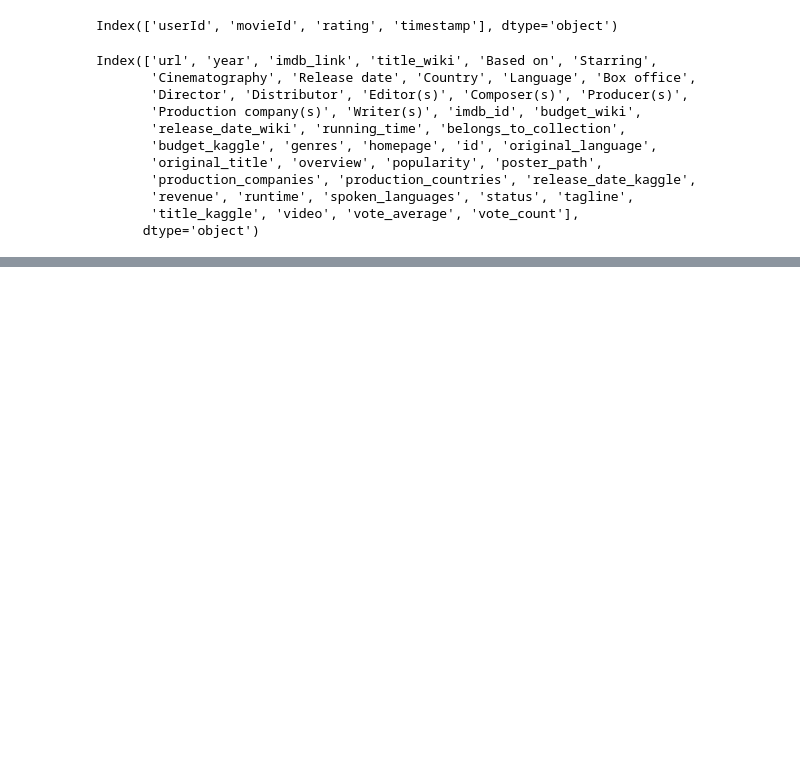
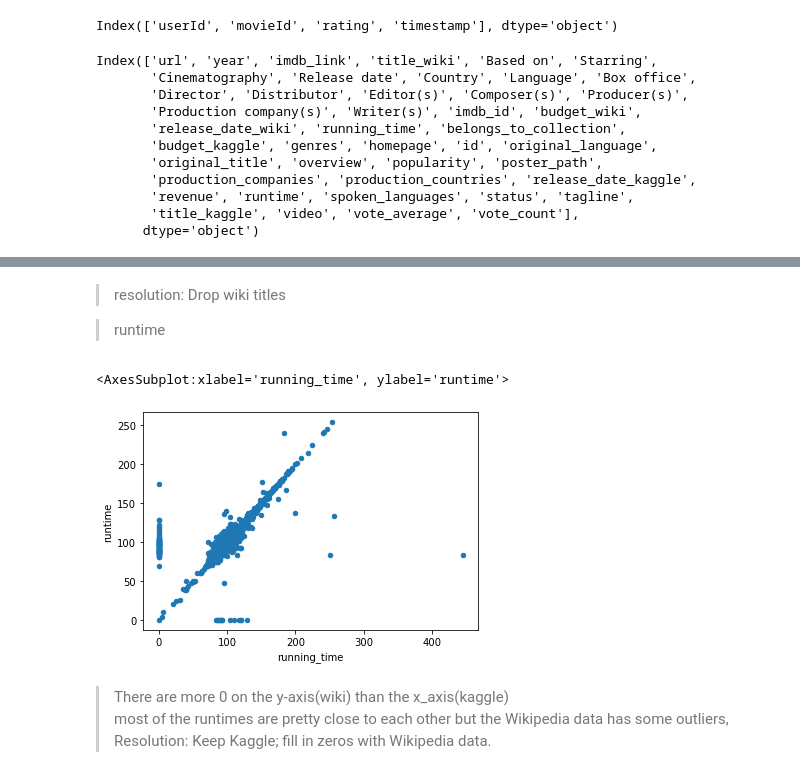
Before and after one commit to DonnieData/Movies-ETL, a Jupyter notebook: Movies_ETL.ipynb, the cells around one changed output, grey strips where cells are left out. Drawn from its saved outputs; the diff is of its cells as text; code cells hidden in the pictures; blank space fills up the shorter version.

Commit message:
merging data columns and cleaning joined datasets

```diff
--- a/Movies_ETL.ipynb
+++ b/Movies_ETL.ipynb
@@ -1155,0 +1201,16 @@ Index(['url', 'year', 'imdb_link', 'title_wiki', 'Based on', 'Starring',
+# %% [markdown]
+> resolution: Drop wiki titles
+
+> runtime
+# %%
+# fill in missing values with 0, so that they are shown when plotting (plots do not show null values by default)
+# Any wildly different values will show up as dots far from that central line, and if one column is missing data, those values will fall on the x-axis or y-axis.
+# the more values match, the cleaner and more central of a line would be produced
+movies_df.fillna(0).plot(x='running_time', y='runtime', kind='scatter')
+# %% [output]
+<AxesSubplot:xlabel='running_time', ylabel='runtime'>
+[figure, added]
+# %% [markdown]
+> There are more 0 on the y-axis(wiki) than the x_axis(kaggle)<br>
+> most of the runtimes are pretty close to each other but the Wikipedia data has some outliers, <br>
+> Resolution: Keep Kaggle; fill in zeros with Wikipedia data.
```
Also changed, not shown: parts of 4 cells of this notebook.
